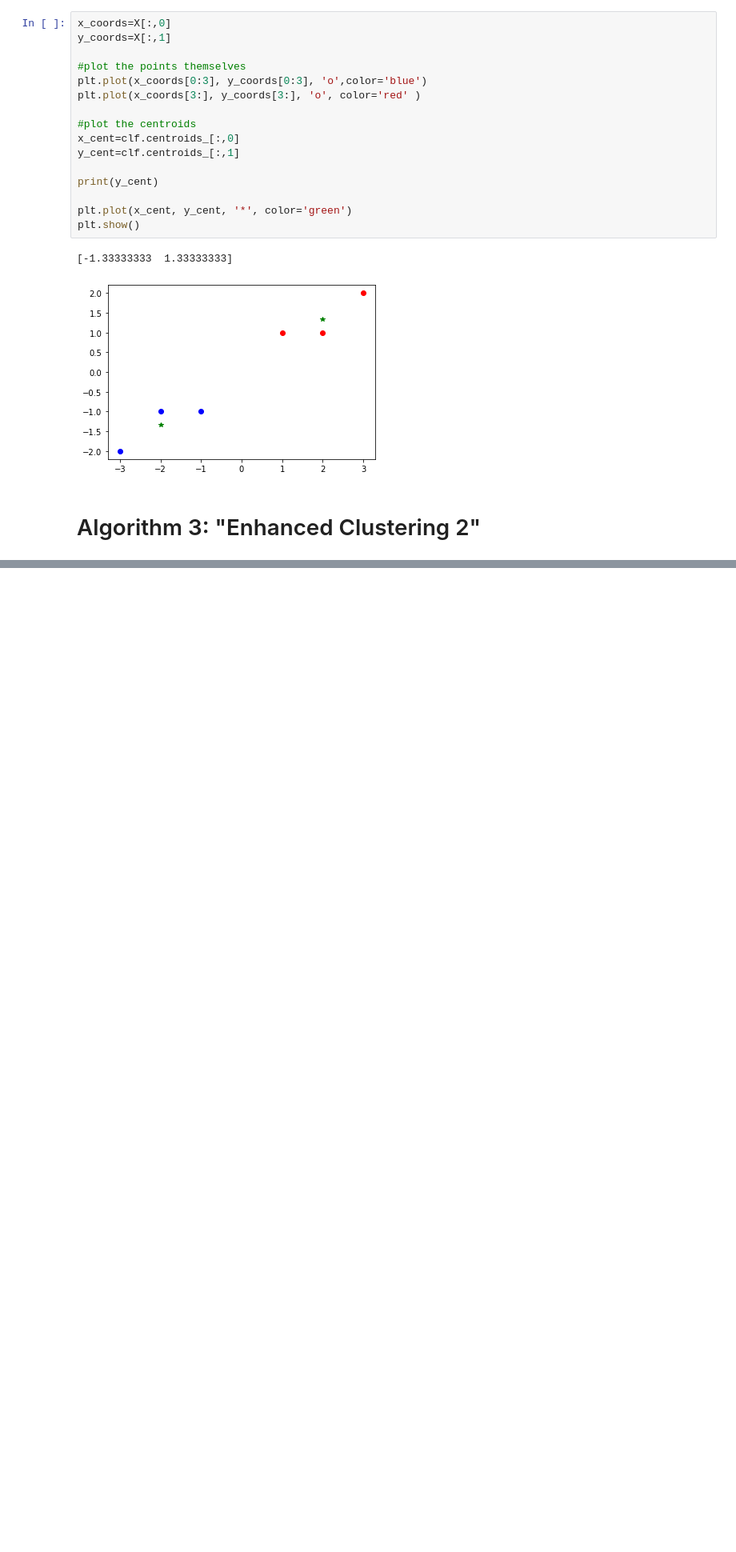
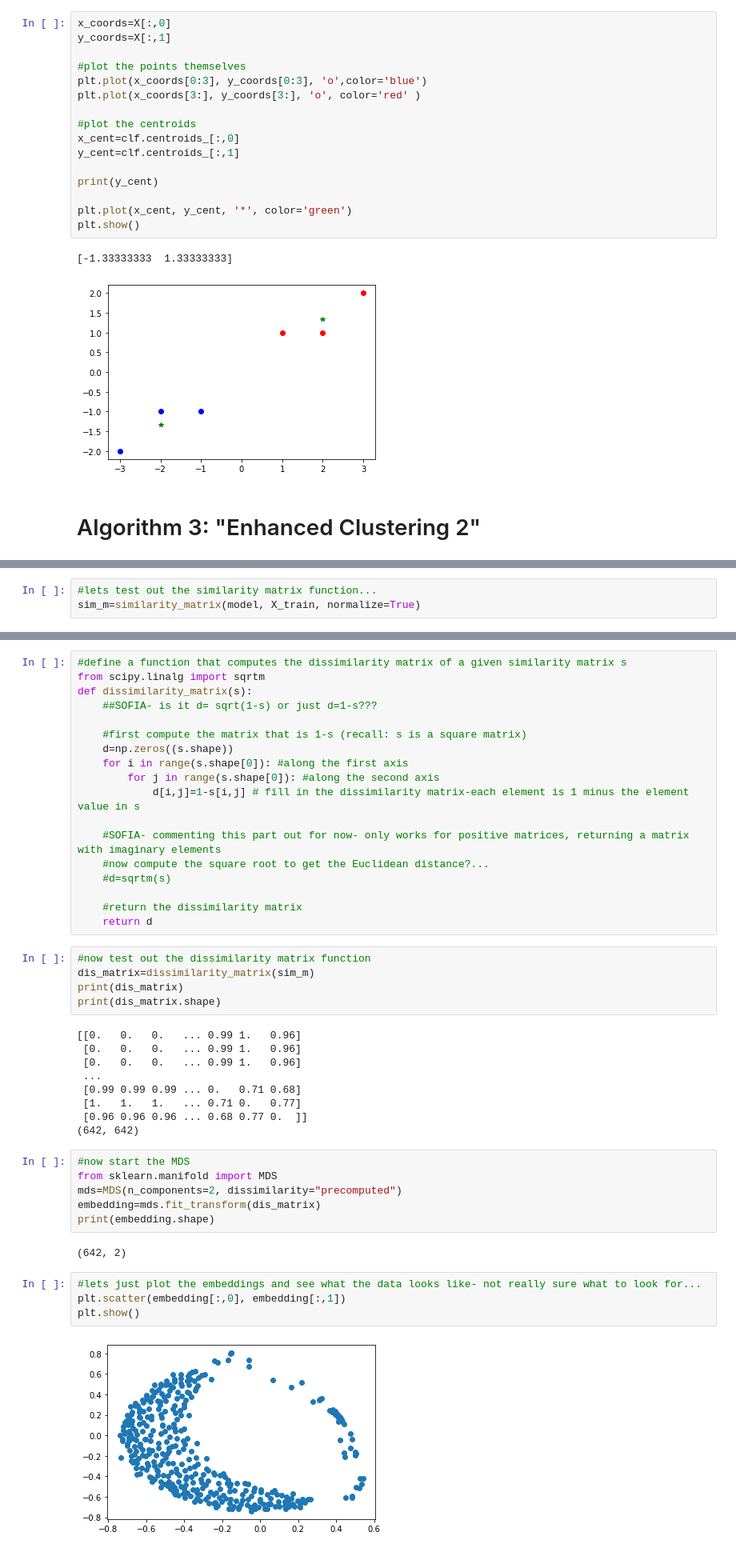
Before and after one commit to sofiapasquini/PAH-revolution, a Jupyter notebook: Algo Pseudo Code.ipynb, the cells around one changed output, grey strips where cells are left out. Shown at 80% size. Saved outputs shown, nothing was run; the diff lists cells and outputs as text; blank space fills up the shorter version.

```diff
--- a/Algo Pseudo Code.ipynb
+++ b/Algo Pseudo Code.ipynb
@@ -148,0 +407,3 @@ Agglomerative clustering based on input from a computed RF dissimilarity score (
+# %%
+#lets test out the similarity matrix function...
+sim_m=similarity_matrix(model, X_train, normalize=True)
@@ -148,0 +426,46 @@ Agglomerative clustering based on input from a computed RF dissimilarity score (
+# %%
+#define a function that computes the dissimilarity matrix of a given similarity matrix s
+from scipy.linalg import sqrtm
+def dissimilarity_matrix(s):
+    ##SOFIA- is it d= sqrt(1-s) or just d=1-s???
+
+    #first compute the matrix that is 1-s (recall: s is a square matrix)
+    d=np.zeros((s.shape))
+    for i in range(s.shape[0]): #along the first axis
+        for j in range(s.shape[0]): #along the second axis
+            d[i,j]=1-s[i,j] # fill in the dissimilarity matrix-each element is 1 minus the element value in s
+
+    #SOFIA- commenting this part out for now- only works for positive matrices, returning a matrix with imaginary elements
+    #now compute the square root to get the Euclidean distance?...
+    #d=sqrtm(s)
+
+    #return the dissimilarity matrix
+    return d
+# %%
+#now test out the dissimilarity matrix function
+dis_matrix=dissimilarity_matrix(sim_m)
+print(dis_matrix)
+print(dis_matrix.shape)
+# %% [output]
+[[0.   0.   0.   ... 0.99 1.   0.96]
+ [0.   0.   0.   ... 0.99 1.   0.96]
+ [0.   0.   0.   ... 0.99 1.   0.96]
+ ...
+ [0.99 0.99 0.99 ... 0.   0.71 0.68]
+ [1.   1.   1.   ... 0.71 0.   0.77]
+ [0.96 0.96 0.96 ... 0.68 0.77 0.  ]]
+(642, 642)
+# %%
+#now start the MDS
+from sklearn.manifold import MDS
+mds=MDS(n_components=2, dissimilarity="precomputed")
+embedding=mds.fit_transform(dis_matrix)
+print(embedding.shape)
+# %% [output]
+(642, 2)
+# %%
+#lets just plot the embeddings and see what the data looks like- not really sure what to look for...
+plt.scatter(embedding[:,0], embedding[:,1])
+plt.show()
+# %% [output]
+[figure, added]
```
Also changed, not shown: parts of 29 cells of this notebook.
